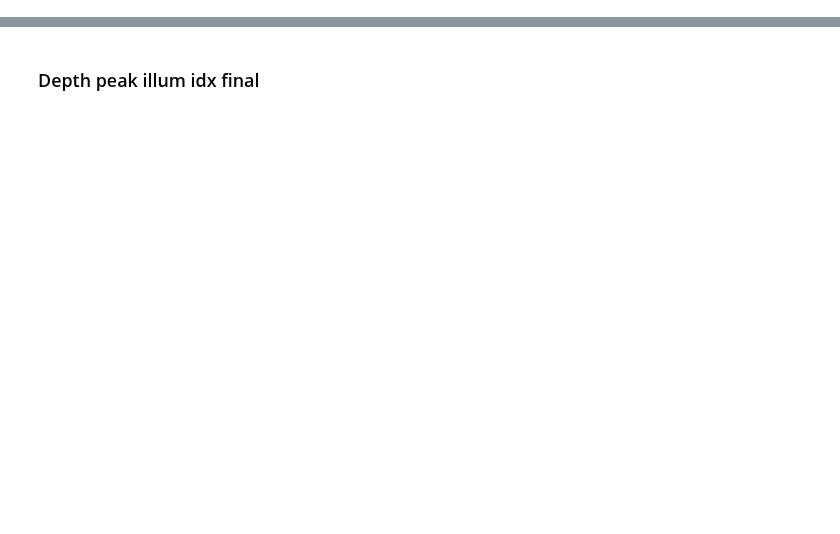
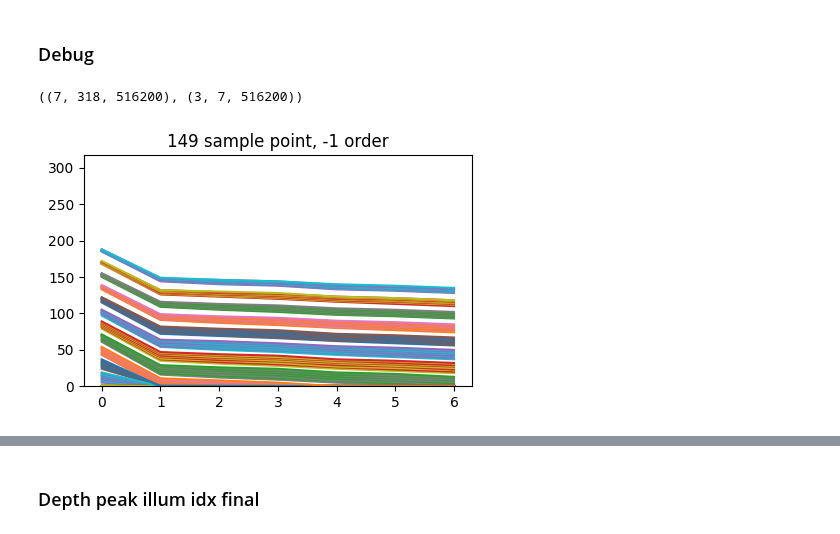
Before and after one commit to shshin1210/DSL, a Jupyter notebook: hyper_sl/image_formation/debug.ipynb, the cells around one changed output, grey strips where cells are left out. Drawn from its saved outputs; the diff is of its cells as text; code cells hidden in the pictures; blank space fills up the shorter version.

```diff
--- a/hyper_sl/image_formation/debug.ipynb
+++ b/hyper_sl/image_formation/debug.ipynb
@@ -26,37 +22,0 @@ max_data_back = np.load(os.path.join(npy_dir, 'max_data_back.npy'))
-# %%
-w_idx = 2
-max_data_front_cp = max_data_back.copy()
-
-medians = np.median(max_data_front_cp, axis=1)  # Find median along the second axis for each pixel and wavelength
-
-mask1 = (medians > 0.07) & (medians < 0.09)
-mask2 = medians >= 0.09
-mask3 = np.min(max_data_front_cp, axis=1) <= 0.06
-
-# Adjusting the masks to match the shape of max_data
-mask1 = mask1[:, np.newaxis, :]
-mask2 = mask2[:, np.newaxis, :]
-mask3 = mask3[:, np.newaxis, :]
-
-# Further broadcast the masks to the shape of max_data
-mask1_broadcasted = np.repeat(mask1, 318, axis=1)
-mask2_broadcasted = np.repeat(mask2, 318, axis=1)
-mask3_broadcasted = np.repeat(mask3, 318, axis=1)
-
-# Applying the conditions to update max_data
-max_data_front_cp[mask1_broadcasted] -= 0.02
-max_data_front_cp[mask2_broadcasted] -= 0.03
-max_data_front_cp[mask3_broadcasted] += 0.008
-
-for idx, i in enumerate(sample_pts_flatt):
-    # if idx in idx_list:
-    #     plt.figure(figsize=(5,3))
-    #     plt.ylim([0,0.08])
-    #     if (np.median(max_data_front_cp[w_idx,:,i]) > 0.07) and (np.median(max_data_front_cp[w_idx,:,i]) < 0.09):
-    #         max_data_front_cp[w_idx,:,i] = max_data_front_cp[w_idx,:,i] - 0.02
-    #     if (np.median(max_data_front_cp[w_idx,:,i]) >= 0.09):
-    #         max_data_front_cp[w_idx,:,i] = max_data_front_cp[w_idx,:,i] - 0.03
-    #     if(max_data_front_cp[w_idx,:,i].min() <= 0.06):
-    #         max_data_front_cp[w_idx,:,i] = max_data_front_cp[w_idx,:,i] + 0.008
-
-        plt.plot(max_data_front_cp[w_idx,:,i]), plt.title(idx)
@@ -99,0 +70,6 @@ back_peak_illum_idx = np.load(os.path.join(npy_dir, 'peak_illum_idx_back.npy'))
+# %% [markdown]
+### Debug
+# %%
+max_data_front.shape, front_peak_illum_idx.shape
+# %% [output]
+((7, 318, 516200), (3, 7, 516200))
@@ -99,0 +81,9 @@ back_peak_illum_idx = np.load(os.path.join(npy_dir, 'peak_illum_idx_back.npy'))
+# %%
+plt.figure(figsize=(5,3))
+for idx, i in enumerate(sample_pts_flatt):
+        plt.ylim([0,317])
+        # plt.plot(back_peak_illum_idx[2,:,i]), plt.title('%d sample point, +1 order'%idx)
+        plt.plot(back_peak_illum_idx[0,:,i]), plt.title('%d sample point, -1 order'%idx)
+        # plt.plot(back_peak_illum_idx[1,:,i]), plt.title('%d sample point, 0 order'%idx)
+# %% [output]
+[figure, added]
```
Also changed, not shown: parts of 61 cells of this notebook, 6 other files.
